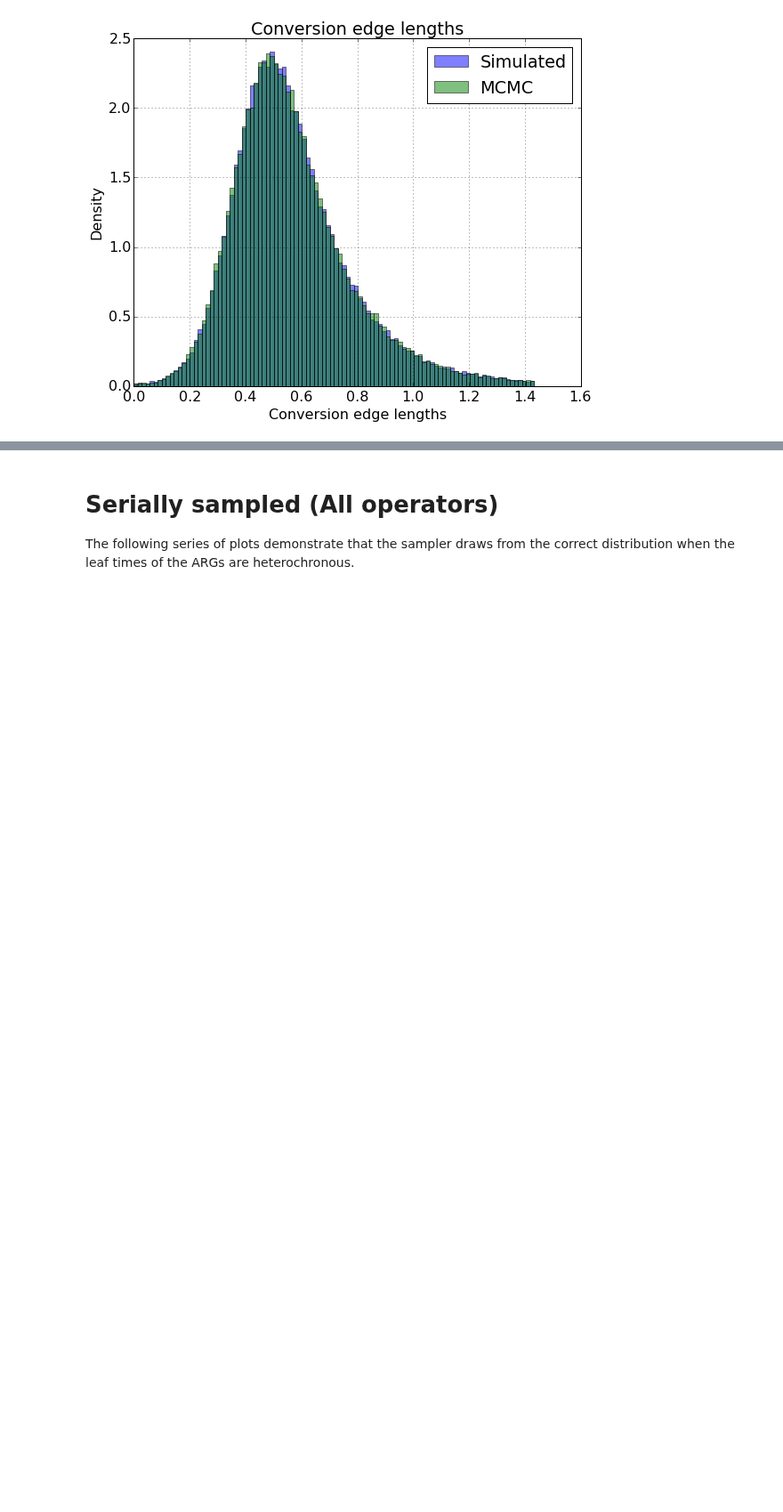
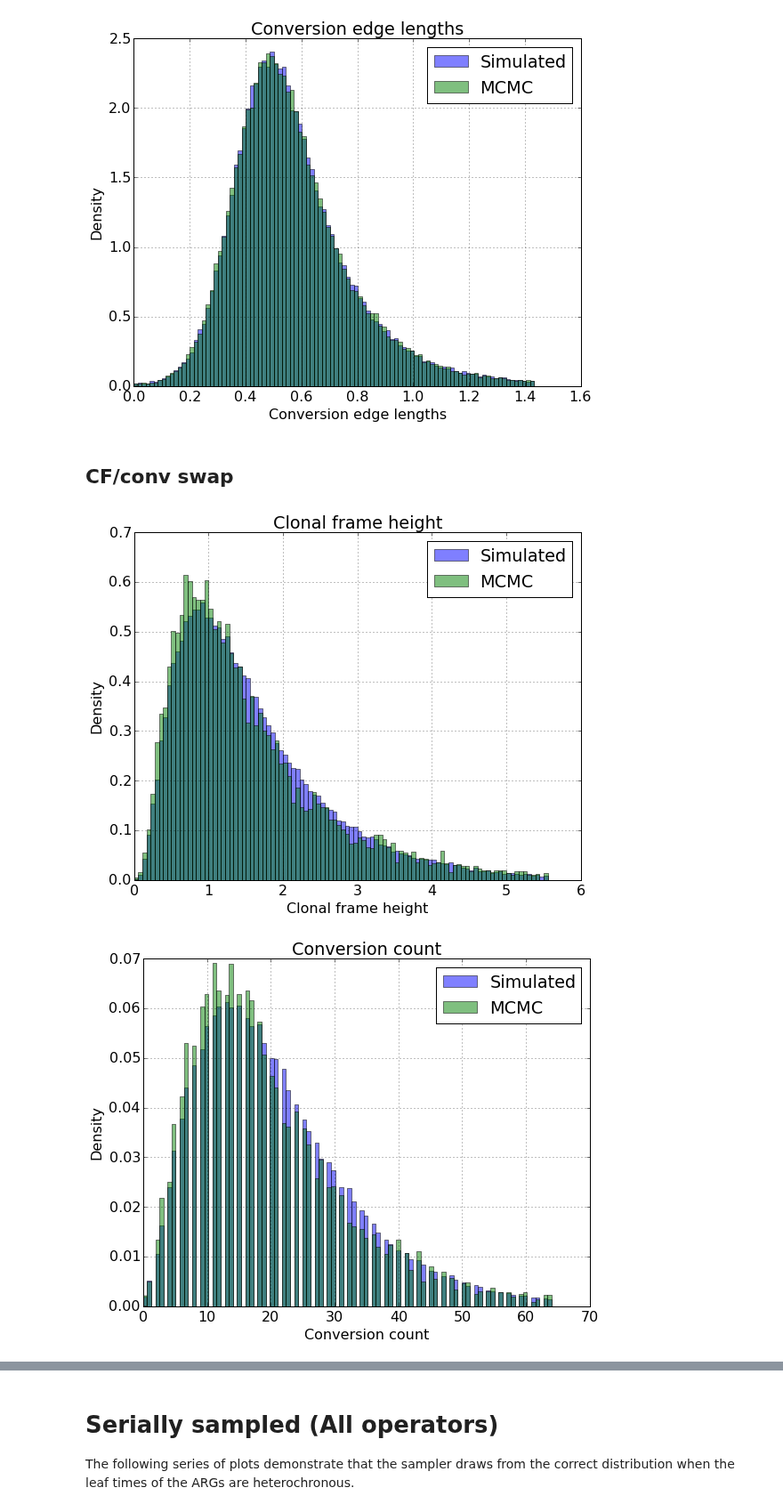
Before and after one commit to tgvaughan/bacter, a Jupyter notebook: examples/unrestricted/Validation.ipynb, the cells around one changed output, grey strips where cells are left out. Shown at 89% size. Drawn from its saved outputs; the diff is of its cells as text; code cells hidden in the pictures; blank space fills up the shorter version.

Commit message:
CF/conv swap running, but HR problem remains.

```diff
--- a/examples/unrestricted/Validation.ipynb
+++ b/examples/unrestricted/Validation.ipynb
@@ -223,3 +223,12 @@ drawAllComparisonPlots(df, dfs)
 [figure]
 [figure]
 [figure]
+# %% [markdown]
+## CF/conv swap
+# %%
+dfs = read_table('ACGsimulations/simulateACGs5taxon.stats')
+df = removeBurnin(read_table('CFConvSwapTests/CFConvSwapTest5taxon.log'))
+drawAllComparisonPlots(df, dfs)
+# %% [output]
+[figure, added]
+[figure, added]
```
Also changed, not shown: parts of 1 cell of this notebook, 2 other files.
